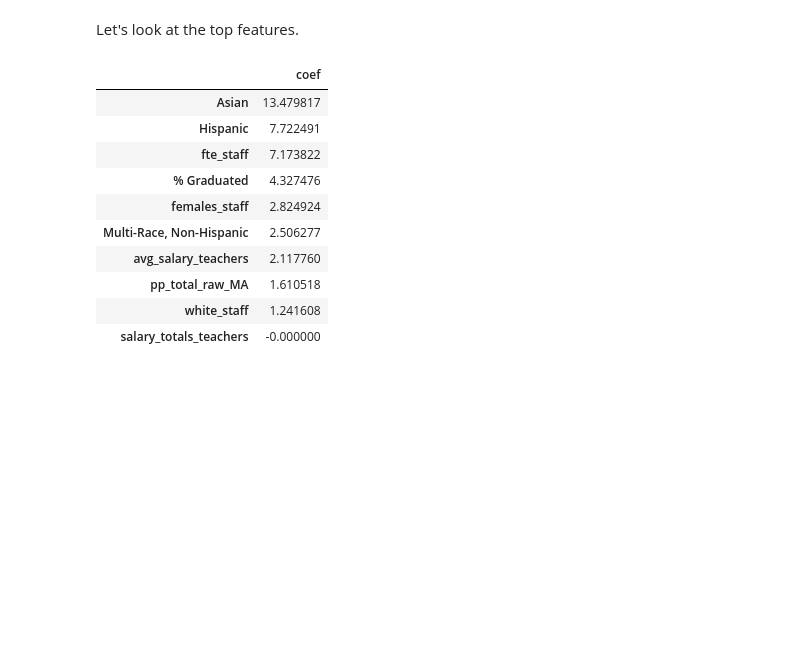
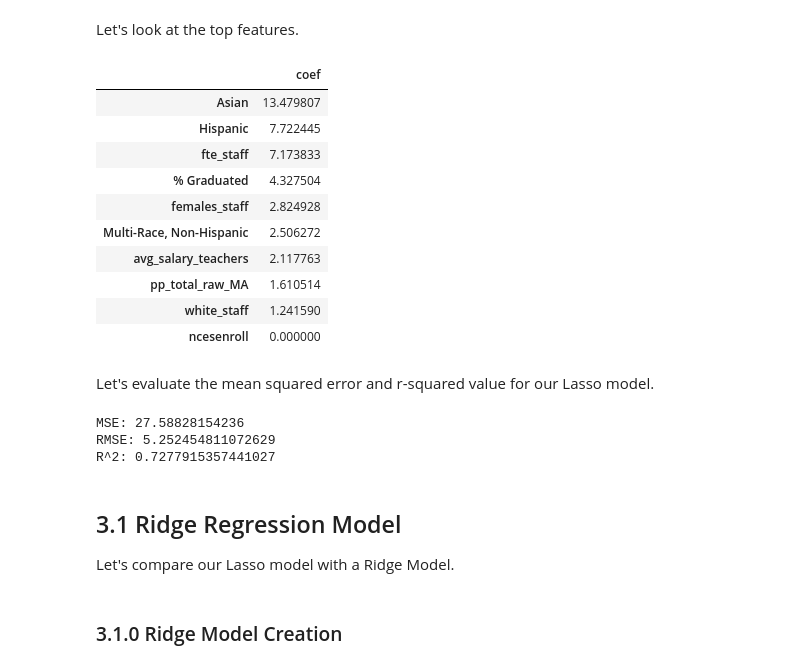
Before and after one commit to alexcraig043/qss-20-final-project, a Jupyter notebook: src/code/03_model_prediction.ipynb, the cells around one changed output. Cells and saved outputs as stored; diff of their text form; code cells hidden in the pictures; blank space fills up the shorter version.

Commit message:
predictive modeling

```diff
--- a/src/code/03_model_prediction.ipynb
+++ b/src/code/03_model_prediction.ipynb
@@ -17,10 +40,17 @@ master_df = pd.read_csv("../output/master_df.csv")
 Here, we will first identify which columns we want to use as features and which column we want to use as the target. We will then create a train/test split of the data.
 # %%
 # Let's drop non-feature columns
-feature_cols = master_df.drop(columns=["distname", "schoolname", "flag_nerds", "flag_f33", "gradespan", "distname_lower", "schoolname_lower", "School Name", "School Code", "District Name", "District Code", "ELA_elem", "MATH_elem", "SCI", "avg_score_elem", "ELA_hs", "MATH_hs", "avg_score_hs", "avg_score", "student_teacher_ratio_nan_flag", "no_salary_flag"]).columns.to_list()
+feature_cols = master_df.drop(columns=["distname", "schoolname", "flag_nerds", "flag_f33", "gradespan", "distname_lower", "schoolname_lower", "School Name", "School Code", "District Name", "District Code", "ELA_elem", "MATH_elem", "SCI", "avg_score_elem", "ELA_hs", "MATH_hs", "avg_score_hs", "avg_score","salary_totals_teachers", "student_teacher_ratio_nan_flag", "no_salary_flag"]).columns.to_list()
 
 # Get rid of columns with '#' in the name, we only want '%' columns
 feature_cols = [col for col in feature_cols if "#" not in col]
+
+# # Let's also make independent demographics, finance, and school info feature lists
+# demo_feature_cols = ["African American", "Asian", "Hispanic", "White", "Native American", "Native Hawaiian, Pacific Islander", "Multi-Race, Non-Hispanic", "african_american_staff", "asian_staff", "hispanic_staff", "white_staff", "native_american_staff", "hawaiian_pacific_staff", "multi_race_staff", "Males", "Females", "males_staff", "females_staff"]
+
+# finance_feature_cols = ["pp_stloc_raw_MA", "pp_fed_raw_MA", "pp_total_raw_MA", "schoolstloc_raw_MA", "schoolfed_raw_MA", "schooltot_raw_MA"]
+
+# school_info_feature_cols = ["ncesenroll", "% Graduated", "fte_staff", "student_teacher_ratio", "avg_salary_teachers"]
 # %% [markdown]
 Lets inspect our features.
 # %%
@@ -71,9 +115,9 @@ param_grid_lasso = {
 # %% [markdown]
 Let's use a GridSearchCV to find the best alpha value for our Lasso model.
 # %%
-model = GridSearchCV(lasso, param_grid_lasso, cv=kf)
+lasso_model = GridSearchCV(lasso, param_grid_lasso, cv=kf)
 
-model.fit(X_train, y_train)
+lasso_model.fit(X_train, y_train)
 # %% [output]
 GridSearchCV(cv=KFold(n_splits=5, random_state=42, shuffle=True),
              estimator=Lasso(),
@@ -99,17 +143,37 @@ Test set score: 0.73
 Let's look at the top features.
 # %%
 # Get model's top features
-coefs = pd.DataFrame(model.best_estimator_.coef_, index=X.columns, columns=["coef"])
-coefs.sort_values(by="coef", ascending=False).head(10)
+coefs_lasso = pd.DataFrame(lasso_model.best_estimator_.coef_, index=X.columns, columns=["coef"])
+coefs_lasso.sort_values(by="coef", ascending=False).head(10)
 # %% [output]
 |  | coef |
-| Asian | 13.479817 |
-| Hispanic | 7.722491 |
-| fte_staff | 7.173822 |
-| % Graduated | 4.327476 |
-| females_staff | 2.824924 |
-| Multi-Race, Non-Hispanic | 2.506277 |
-| avg_salary_teachers | 2.117760 |
-| pp_total_raw_MA | 1.610518 |
-| white_staff | 1.241608 |
-| salary_totals_teachers | -0.000000 |
+| Asian | 13.479807 |
+| Hispanic | 7.722445 |
+| fte_staff | 7.173833 |
+| % Graduated | 4.327504 |
+| females_staff | 2.824928 |
+| Multi-Race, Non-Hispanic | 2.506272 |
+| avg_salary_teachers | 2.117763 |
+| pp_total_raw_MA | 1.610514 |
+| white_staff | 1.241590 |
+| ncesenroll | 0.000000 |
+# %% [markdown]
+Let's evaluate the mean squared error and r-squared value for our Lasso model.
+# %%
+y_pred_lasso = lasso_model.predict(X_test)
+mse_lasso = mean_squared_error(y_test, y_pred_lasso)
+rmse_lasso = np.sqrt(mse_lasso)
+r2_lasso = r2_score(y_test, y_pred_lasso)
+
+print('MSE:', mse_lasso)
+print('RMSE:', rmse_lasso)
+print('R^2:', r2_lasso)
+# %% [output]
+MSE: 27.58828154236
+RMSE: 5.252454811072629
+R^2: 0.7277915357441027
+# %% [markdown]
+## 3.1 Ridge Regression Model
+Let's compare our Lasso model with a Ridge Model.
+# %% [markdown]
+### 3.1.0 Ridge Model Creation
```
Also changed, not shown: parts of 23 cells of this notebook, 5 other files.
